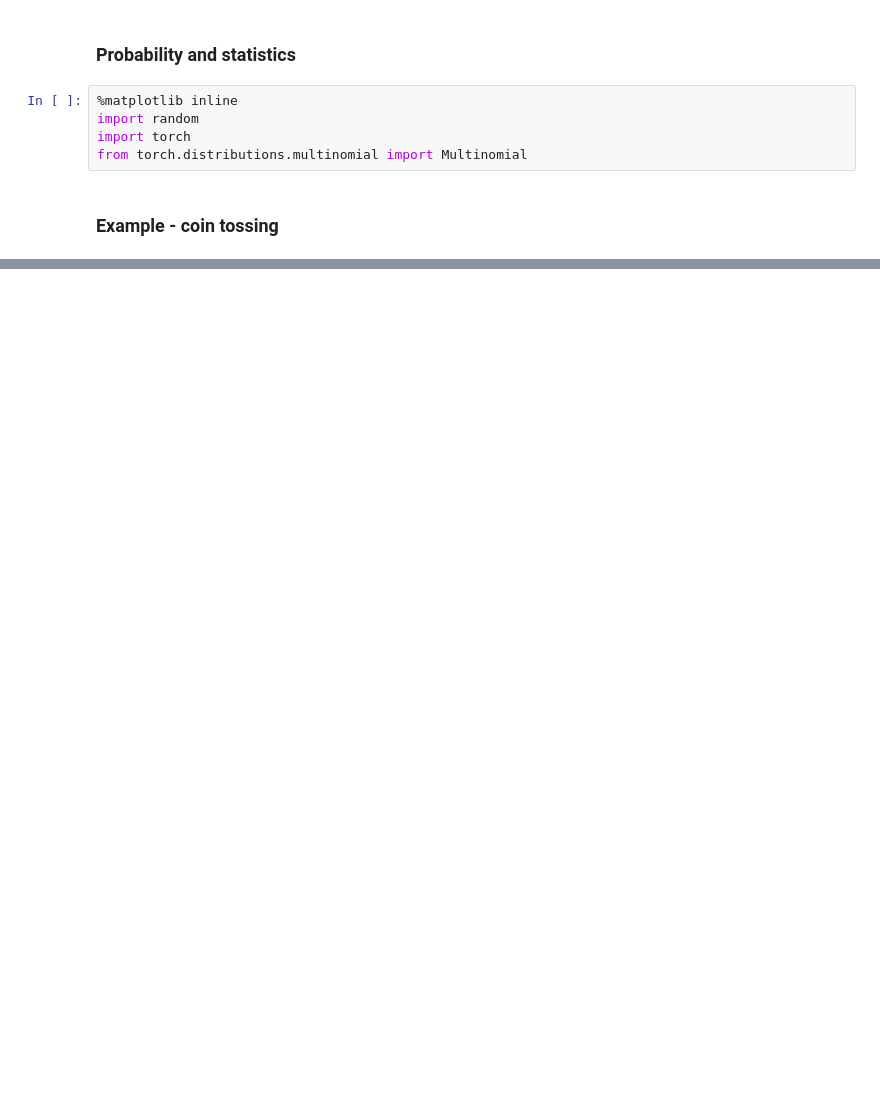
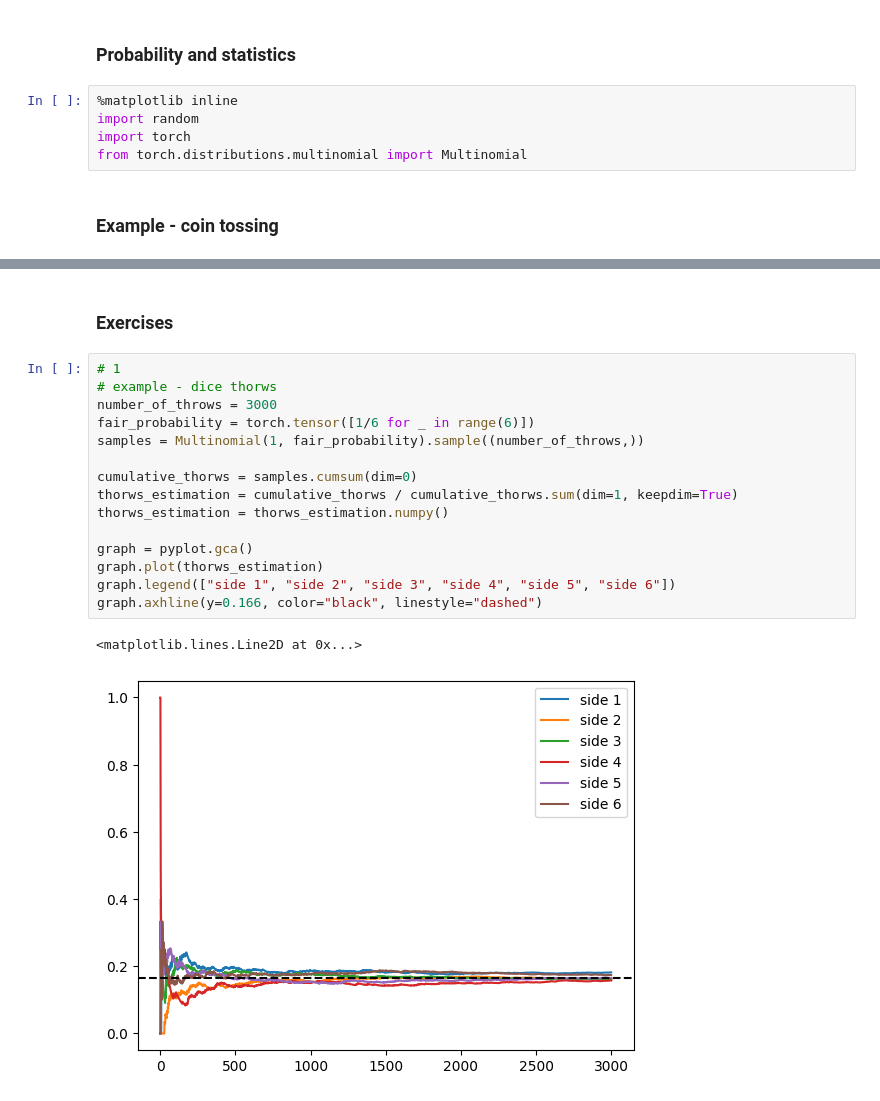
Before and after one commit to marek-onPC/d2l, a Jupyter notebook: 2_6_probability_and_statistics.ipynb, the cells around one changed output, grey strips where cells are left out. Drawn from its saved outputs; the diff is of its cells as text; blank space fills up the shorter version.

```diff
--- a/2_6_probability_and_statistics.ipynb
+++ b/2_6_probability_and_statistics.ipynb
@@ -114,3 +114,23 @@ Explanation of **conditional** probability  (in Polish):
 
 ##### [An example exercise](https://d2l.ai/chapter_preliminaries/probability.html#an-example)
 ![image-4.png](attachment:image-4.png)![image-5.png](attachment:image-5.png)
+# %% [markdown]
+### Exercises
+# %%
+# 1
+# example - dice thorws
+number_of_throws = 3000
+fair_probability = torch.tensor([1/6 for _ in range(6)])
+samples = Multinomial(1, fair_probability).sample((number_of_throws,))
+
+cumulative_thorws = samples.cumsum(dim=0)
+thorws_estimation = cumulative_thorws / cumulative_thorws.sum(dim=1, keepdim=True)
+thorws_estimation = thorws_estimation.numpy()
+
+graph = pyplot.gca()
+graph.plot(thorws_estimation)
+graph.legend(["side 1", "side 2", "side 3", "side 4", "side 5", "side 6"])
+graph.axhline(y=0.166, color="black", linestyle="dashed")
+# %% [output]
+<matplotlib.lines.Line2D at 0x...>
+[figure, added]
```
Also changed, not shown: parts of 8 cells of this notebook.
